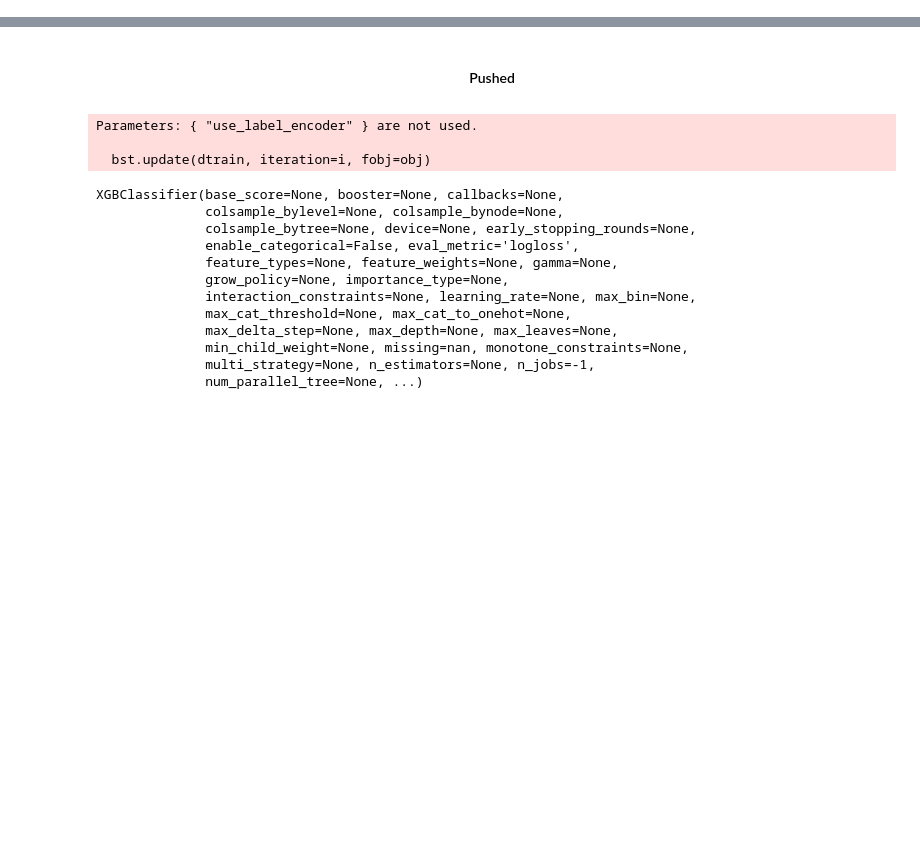
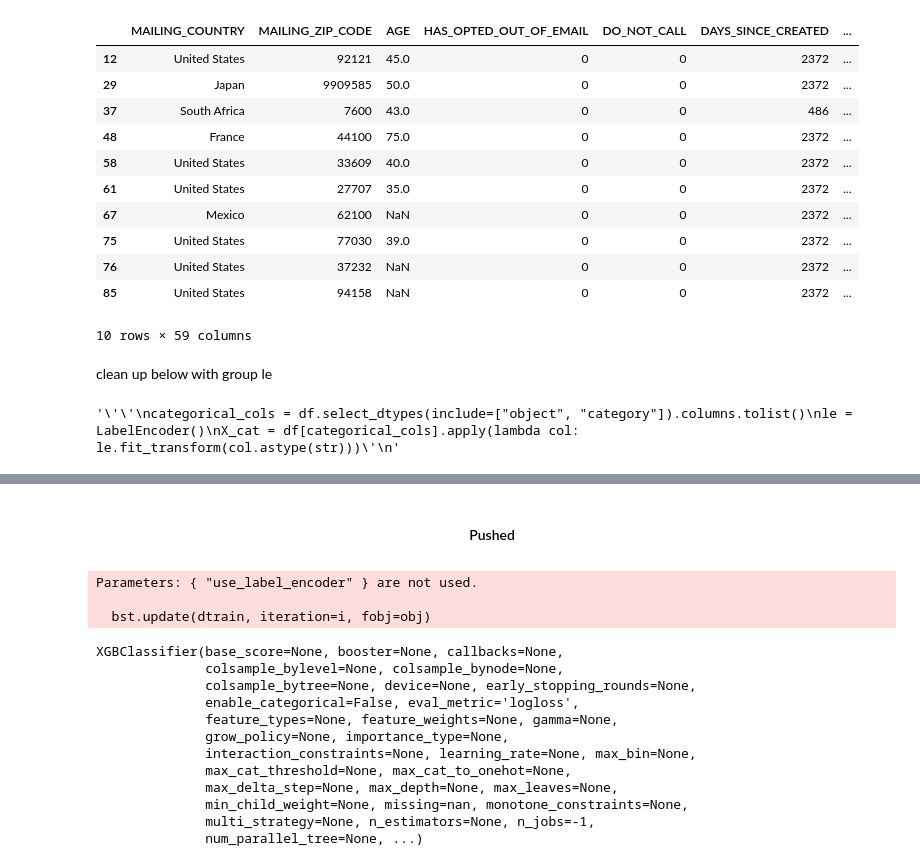
Before and after one commit to maxbicking/Data-Science-Portfolio, a Jupyter notebook: Member Churn/Member Churn.ipynb, the cells around one changed output, grey strips where cells are left out. Cells and saved outputs as stored; diff of their text form; code cells hidden in the pictures; blank space fills up the shorter version.

```diff
--- a/Member Churn/Member Churn.ipynb
+++ b/Member Churn/Member Churn.ipynb
@@ -69,17 +111,42 @@ df.head(10)
+# %%
+df.head(10)
+# %% [output]
+|  | MAILING_COUNTRY | MAILING_ZIP_CODE | AGE | HAS_OPTED_OUT_OF_EMAIL | DO_NOT_CALL | DAYS_SINCE_CREATED | ... |
+| 12 | United States | 92121 | 45.0 | 0 | 0 | 2372 | ... |
+| 29 | Japan | 9909585 | 50.0 | 0 | 0 | 2372 | ... |
+| 37 | South Africa | 7600 | 43.0 | 0 | 0 | 486 | ... |
+| 48 | France | 44100 | 75.0 | 0 | 0 | 2372 | ... |
+| 58 | United States | 33609 | 40.0 | 0 | 0 | 2372 | ... |
+| 61 | United States | 27707 | 35.0 | 0 | 0 | 2372 | ... |
+| 67 | Mexico | 62100 | NaN | 0 | 0 | 2372 | ... |
+| 75 | United States | 77030 | 39.0 | 0 | 0 | 2372 | ... |
+| 76 | United States | 37232 | NaN | 0 | 0 | 2372 | ... |
+| 85 | United States | 94158 | NaN | 0 | 0 | 2372 | ... |
+10 rows × 59 columns
+# %% [markdown]
+clean up below with group le
 # %%
 #Deal with institution types (there are ~70 distinct values)
 le = LabelEncoder()
-df['INSTITUTION_TYPE_ENCODED'] = le.fit_transform(df['Institution_Type__c'].astype(str))
+df['INSTITUTION_TYPE_ENCODED'] = le.fit_transform(df['INSTITUTION_TYPE'].astype(str))
 
 #Save the encoder for later use
 institution_type_encoder = le
 
 #Same thing for countries
 le1 = LabelEncoder()
-df['MailingCountry'] = le1.fit_transform(df['MailingCountry'].astype(str))
+df['MAILING_COUNTRY'] = le1.fit_transform(df['MAILING_COUNTRY'].astype(str))
 
 #Save the encoder for later use
 mailingcountry_encoder = le1
+
+'''''''''''
+categorical_cols = df.select_dtypes(include=["object", "category"]).columns.tolist()
+le = LabelEncoder()
+X_cat = df[categorical_cols].apply(lambda col: le.fit_transform(col.astype(str)))'
+'''''''''''
+# %% [output]
+'\'\'\ncategorical_cols = df.select_dtypes(include=["object", "category"]).columns.tolist()\nle = LabelEncoder()\nX_cat = df[categorical_cols].apply(lambda col: le.fit_transform(col.astype(str)))\'\n'
 # %%
 df.shape
 # %% [output]
```
Also changed, not shown: parts of 17 cells of this notebook, 1 other file.
